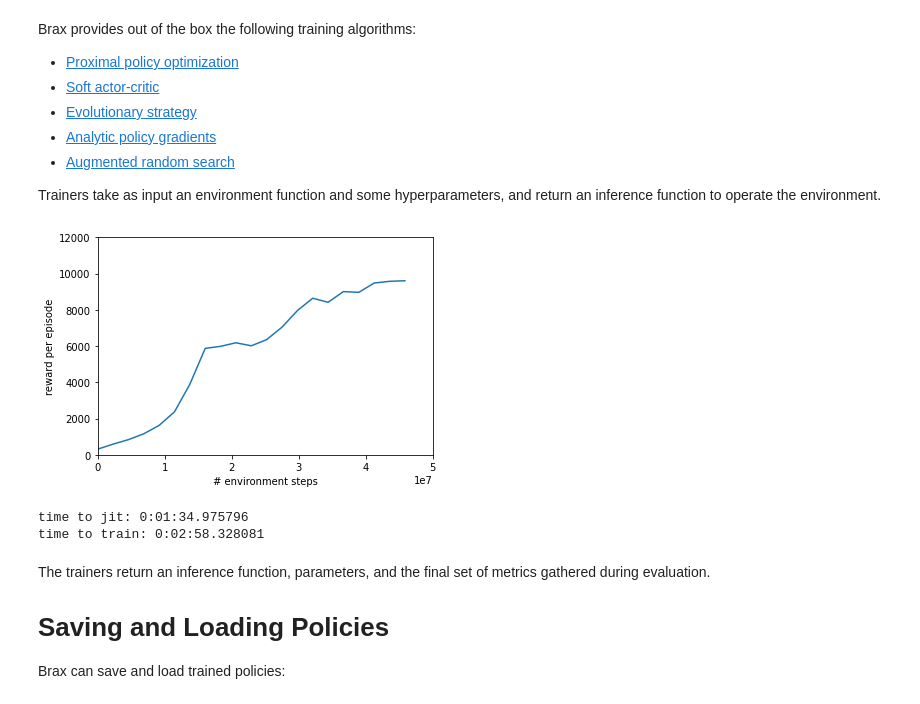
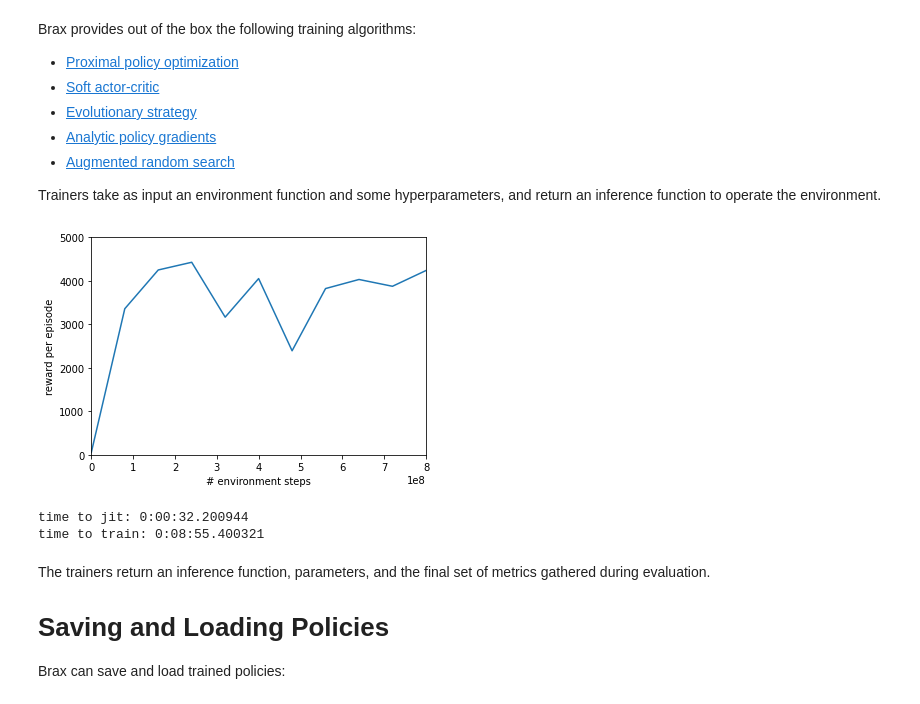
Before and after one commit to decoderkurt/HUF_RL_2022, a Jupyter notebook: 29/Brax_Training.ipynb, the cells around one changed output. Saved outputs shown, nothing was run; the diff lists cells and outputs as text; code cells hidden in the pictures.

```diff
--- a/29/Brax_Training.ipynb
+++ b/29/Brax_Training.ipynb
@@ -43,7 +43,7 @@ First let's pick an environment to train an agent:
 #@title Preview a Brax environment { run: "auto" }
 #@markdown Select the environment to train:
 
-env_name = "humanoid"  # @param ['ant', 'humanoid', 'fetch', 'grasp', 'halfcheetah', 'ur5e', 'reacher']
+env_name = "walker2d"  # @param ['ant', 'humanoid', 'humanoidstandup', 'swimmer', 'fetch', 'grasp', 'halfcheetah', 'ur5e', 'reacher', 'walker2d','hopper']
 env_fn = envs.create_fn(env_name=env_name)
 env = env_fn()
 state = env.reset(rng=jp.random_prngkey(seed=0))
@@ -81,6 +81,20 @@ train_fn = {
       action_repeat = 1, unroll_length = 10, num_minibatches = 32,
       num_update_epochs = 8, discounting = 0.97, learning_rate = 3e-4,
       entropy_cost = 1e-3, num_envs = 2048, batch_size = 1024, seed=1
+  ),
+  'humanoidstandup': functools.partial(
+      ppo.train, num_timesteps = 100000000, log_frequency = 20,
+      reward_scaling = 0.1, episode_length = 1000, normalize_observations = True,
+      action_repeat = 1, unroll_length = 10, num_minibatches = 32,
+      num_update_epochs = 8, discounting = 0.97, learning_rate = 3e-4,
+      entropy_cost = 1e-3, num_envs = 2048, batch_size = 1024, seed=1
+  ),
+  'swimmer': functools.partial(
+      ppo.train, num_timesteps = 30000000, log_frequency = 20,
+      reward_scaling = 10, episode_length = 1000, normalize_observations = True,
+      action_repeat = 1, unroll_length = 5, num_minibatches = 32,
+      num_update_epochs = 4, discounting = 0.97, learning_rate = 3e-4,
+      entropy_cost = 1e-2, num_envs = 2048, batch_size = 1024
   ),
   'fetch': functools.partial(
       ppo.train, num_timesteps = 100_000_000, log_frequency = 20,
@@ -118,41 +132,58 @@ train_fn = {
       num_update_epochs = 8, discounting = 0.95, learning_rate = 3e-4,
       entropy_cost = 1e-3, num_envs = 2048, batch_size = 256,
       max_devices_per_host = 8, seed = 1),
+  'walker2d': functools.partial(
+      ppo.train, num_timesteps = 800_000_000, log_frequency = 10,
+      reward_scaling = 0.1, episode_length = 1000, normalize_observations = True,
+      action_repeat = 1, unroll_length = 20, num_minibatches = 32,
+      num_update_epochs = 8, discounting = 0.95, learning_rate = 3e-4,
+      entropy_cost = 0.001, num_envs = 2048, batch_size = 512),
+  'hopper': functools.partial(
+      ppo.train, num_timesteps = 500_000_000, log_frequency = 10,
+      reward_scaling = 1, episode_length = 1000, normalize_observations = True,
+      action_repeat = 1, unroll_length = 20, num_minibatches = 32,
+      num_update_epochs = 8, discounting = 0.95, learning_rate = 3e-4,
+      entropy_cost = 0.001, num_envs = 2048, batch_size = 512),
 }[env_name]
 max_y = {'ant': 6000,
          'humanoid': 12000,
+         'humanoidstandup': 5000,
+         'swimmer': 6000,
          'fetch': 15,
-         'grasp': 100,
+         'grasp': 1000,
          'halfcheetah': 8000,
          'ur5e': 10,
-         'reacher': 5}[env_name]
+         'reacher': 5,
+         'walker2d': 5000,
+         'hopper': 10000
+         }[env_name]
 
 min_y = {'reacher': -100}.get(env_name, 0)
 
 xdata = []
 ydata = []
 times = [datetime.now()]
 
 def progress(num_steps, metrics):
   times.append(datetime.now())
   xdata.append(num_steps)
   ydata.append(metrics['eval/episode_reward'])
   clear_output(wait=True)
   plt.xlim([0, train_fn.keywords['num_timesteps']])
   plt.ylim([min_y, max_y])
   plt.xlabel('# environment steps')
   plt.ylabel('reward per episode')
   plt.plot(xdata, ydata)
   plt.show()
 
 inference_fn, params, _ = train_fn(environment_fn=env_fn, progress_fn=progress)
 
 print(f'time to jit: {times[1] - times[0]}')
 print(f'time to train: {times[-1] - times[1]}')
 # %% [output]
-[figure, old version]
+[figure, new version]
-time to jit: 0:01:34.975796
-time to train: 0:02:58.328081
+time to jit: 0:00:32.200944
+time to train: 0:08:55.400321
 # %% [markdown]
 The trainers return an inference function, parameters, and the final set of metrics gathered during evaluation.
 
```
Also changed, not shown: parts of 3 cells of this notebook.
